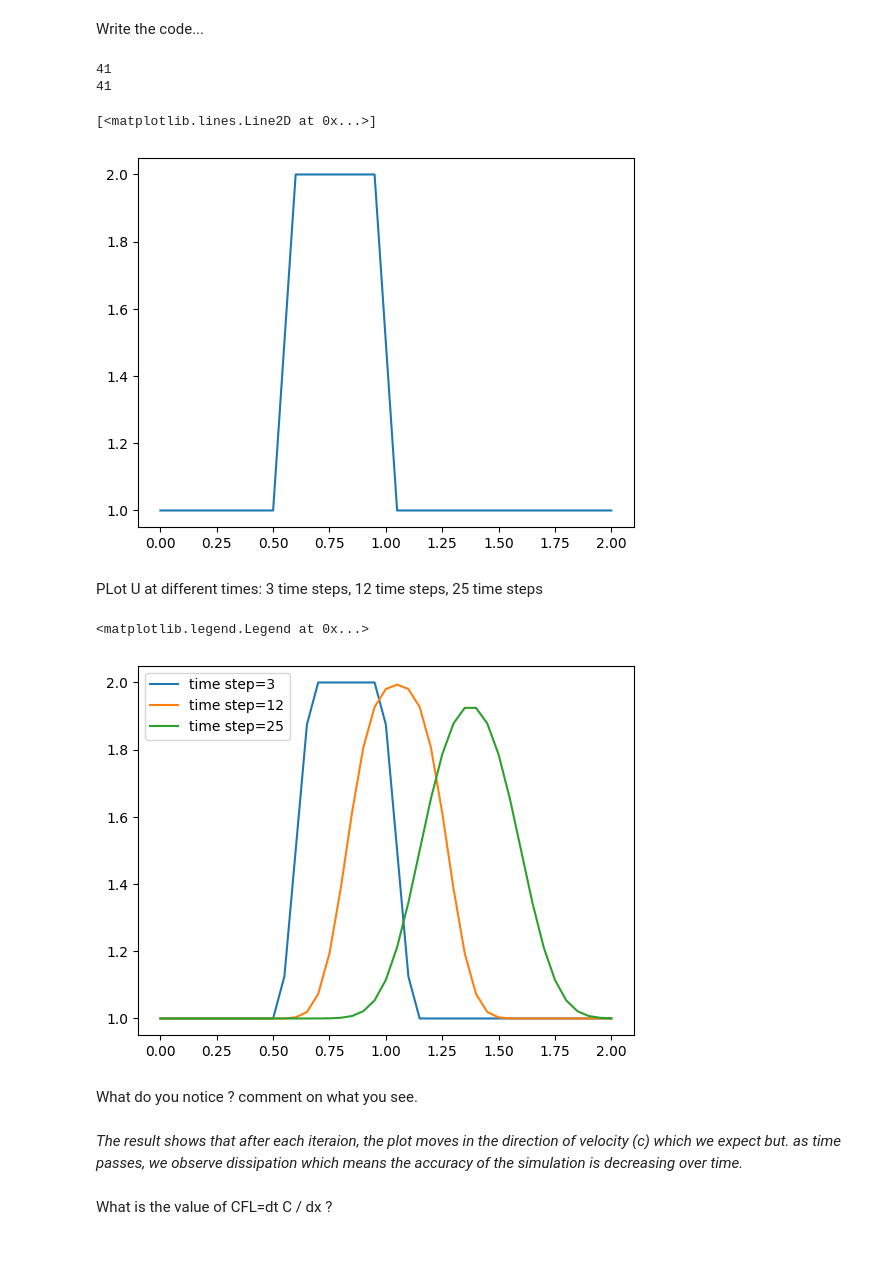
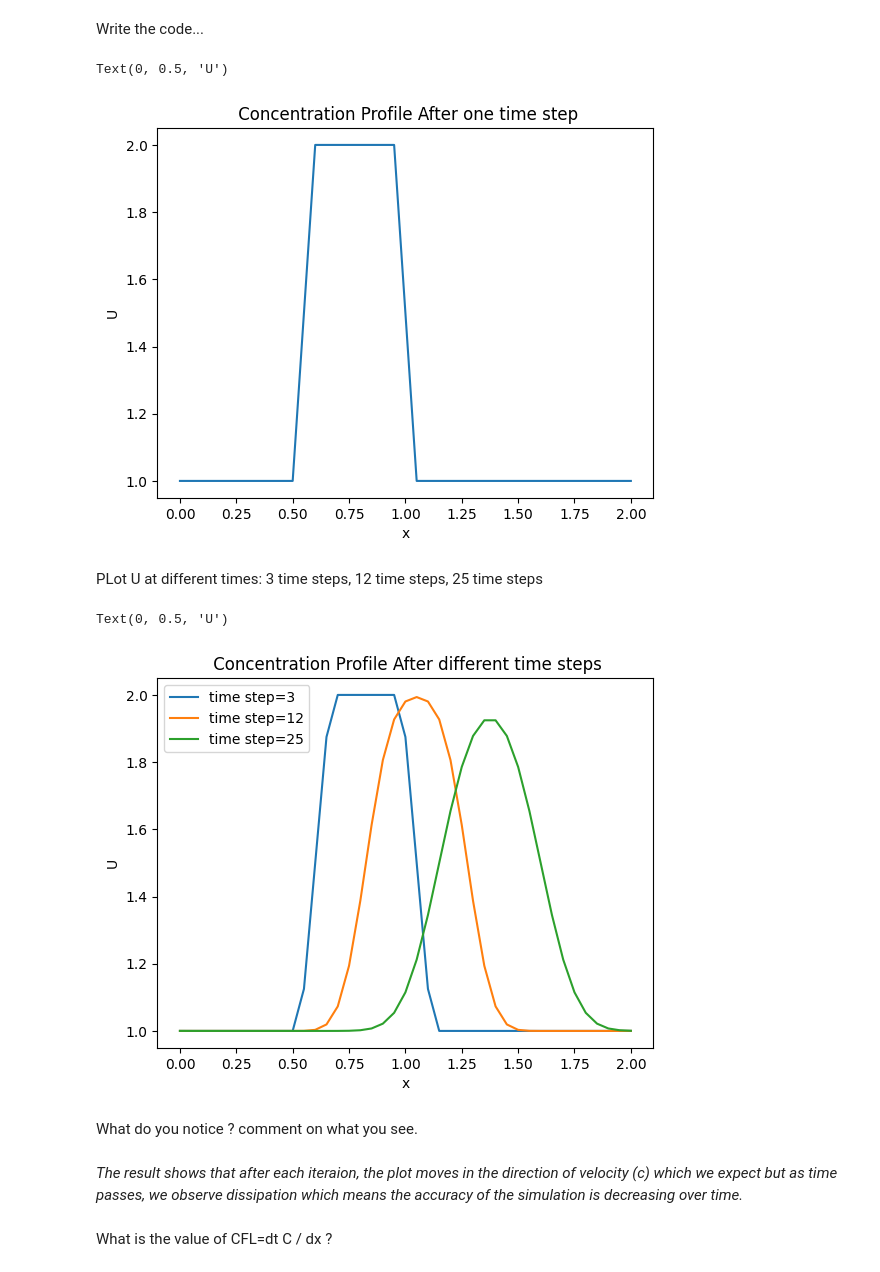
Before and after one commit to mopahlevani/Numerical-Methods, a Jupyter notebook: PDE_Training.ipynb, the cells around one changed output. Saved outputs shown, nothing was run; the diff lists cells and outputs as text; code cells hidden in the pictures.

```diff
--- a/PDE_Training.ipynb
+++ b/PDE_Training.ipynb
@@ -52,12 +52,11 @@ We also need to set up our initial conditions. The initial concentration $u_0$
  is given as  u=2 in the interval 0.5≤x≤1 and u=1
  everywhere else in (0,2)  (i.e., a hat function). Build U
 # %%
-x = list(np.linspace(0,2,nx))
-U = list(np.ones(nx))
+x = list(np.linspace(0,2,nx)) #creating x array
+U0 = list(np.ones(nx)) #creating U0 array
+#setting initial values to U0
 for i in range(nx):
   if 0.5<x[i]<1:
-    U[i]=2
+    U0[i]=2
   else:
-    U[i]=1
-U0 = U
-#U0 = np.transpose(U)
+    U0[i]=1
@@ -96,45 +96,50 @@ Boundary conditions: Explain how you compute the first and last point of the gri
 Write the code...
 # %%
 nx = 41  # This will be changed latter
-dx = 2 / (nx-1)
+dx = 2 / (nx-1) #dx is the length of each step in position
 nt = 25    #nt is the number of timesteps we want to calculate
 Delta_T=0.625 # time of integration
 dt = Delta_T/(nt*1.0) #dt is lentgh  of each time step
 c = 1      #assume advection velocity  is c = 1
-sigma = c * dt/dx
-U = U0
+sigma = c * dt/dx #defining sigma
+U = U0 #setting initial condition
 
-# defining A which U_n+1 = A * U_n
+# defining A as a matrix which U_n+1 = A * U_n
 A = np.zeros((nx, nx))
 for i in range(nx):
   A[i,i] = 1 - sigma
   A[i,i-1] = sigma
 
-print(len(U))
-U = np.matmul(A, U)
-print(len(U))
-plt.plot(x,U)
+U1 = np.matmul(A, U) #Matrice Multiplication
+plt.plot(x,U1)
+plt.title(" Concentration Profile After one time step" )
+plt.xlabel("x")
+plt.ylabel("U")
 # %% [output]
-41
-41
+Text(0, 0.5, 'U')
-[<matplotlib.lines.Line2D at 0x...>]
-[figure, old version]
+[figure, new version]
 # %% [markdown]
 PLot U at different times: 3 time steps, 12 time steps, 25 time steps
 # %%
-U = U0
+U = U0 #setting the initial condition
+
+#iteration over timesteps and plotting at specific timesteps
 for j in range(nt):
   U = np.matmul(A, U)
   if j==2 or j== 11 or j==24 :
     plt.plot(x,U, label='time step='+str(j+1))
+
 plt.legend()
+plt.title(" Concentration Profile After different time steps" )
+plt.xlabel("x")
+plt.ylabel("U")
 # %% [output]
-<matplotlib.legend.Legend at 0x...>
+Text(0, 0.5, 'U')
-[figure, old version]
+[figure, new version]
 # %% [markdown]
 What do you notice ? comment on what you see.
 # %% [markdown]
-*The result shows that after each iteraion, the plot moves in the direction of velocity (c) which we expect but. as time passes, we observe dissipation which means the accuracy of the simulation is decreasing over time.*
+*The result shows that after each iteraion, the plot moves in the direction of velocity (c) which we expect but as time passes, we observe dissipation which means the accuracy of the simulation is decreasing over time.*
 # %% [markdown]
 What is the value of CFL=dt C / dx ?
 # %%
```
Also changed, not shown: parts of 12 cells of this notebook.
